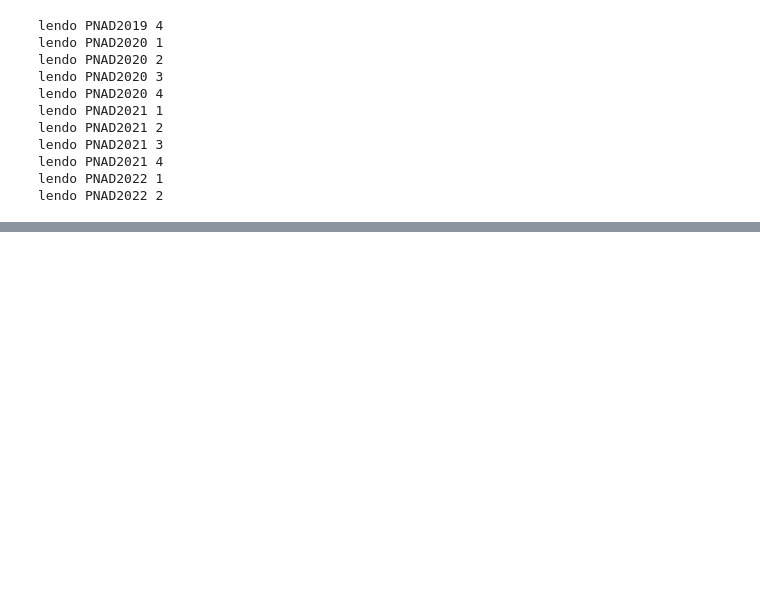
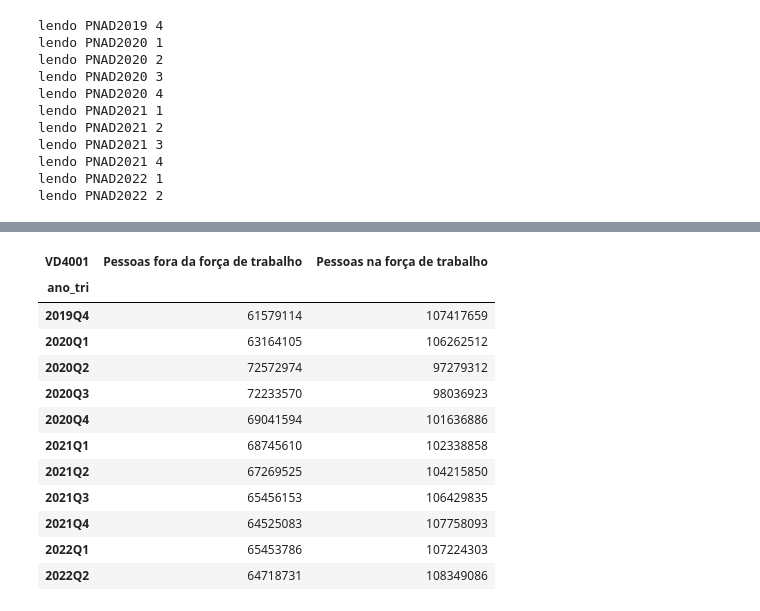
Before and after one commit to msbrasil/Mercado-de-Trabalho-Remoto, a Jupyter notebook: Ocupação.ipynb, the cells around one changed output, grey strips where cells are left out. Cells and saved outputs as stored; diff of their text form; code cells hidden in the pictures; blank space fills up the shorter version.

```diff
--- a/Ocupação.ipynb
+++ b/Ocupação.ipynb
@@ -162,3 +155,21 @@ condicao_forca_trab.transpose()
+# %%
+#converter colunas para inteiro
+condicao_forca_trab = condicao_forca_trab.astype(int)
+condicao_forca_trab
+# %% [output]
+| VD4001 | Pessoas fora da força de trabalho | Pessoas na força de trabalho |
+| ano_tri |  |  |
+| 2019Q4 | 61579114 | 107417659 |
+| 2020Q1 | 63164105 | 106262512 |
+| 2020Q2 | 72572974 | 97279312 |
+| 2020Q3 | 72233570 | 98036923 |
+| 2020Q4 | 69041594 | 101636886 |
+| 2021Q1 | 68745610 | 102338858 |
+| 2021Q2 | 67269525 | 104215850 |
+| 2021Q3 | 65456153 | 106429835 |
+| 2021Q4 | 64525083 | 107758093 |
+| 2022Q1 | 65453786 | 107224303 |
+| 2022Q2 | 64718731 | 108349086 |
 # %%
 condicao_forca_trab.plot(stacked=True, figsize=(7, 5), title='Força de Trabalho por Condição de Trabalho')
 plt.show()
```
Also changed, not shown: parts of 3 cells of this notebook.
